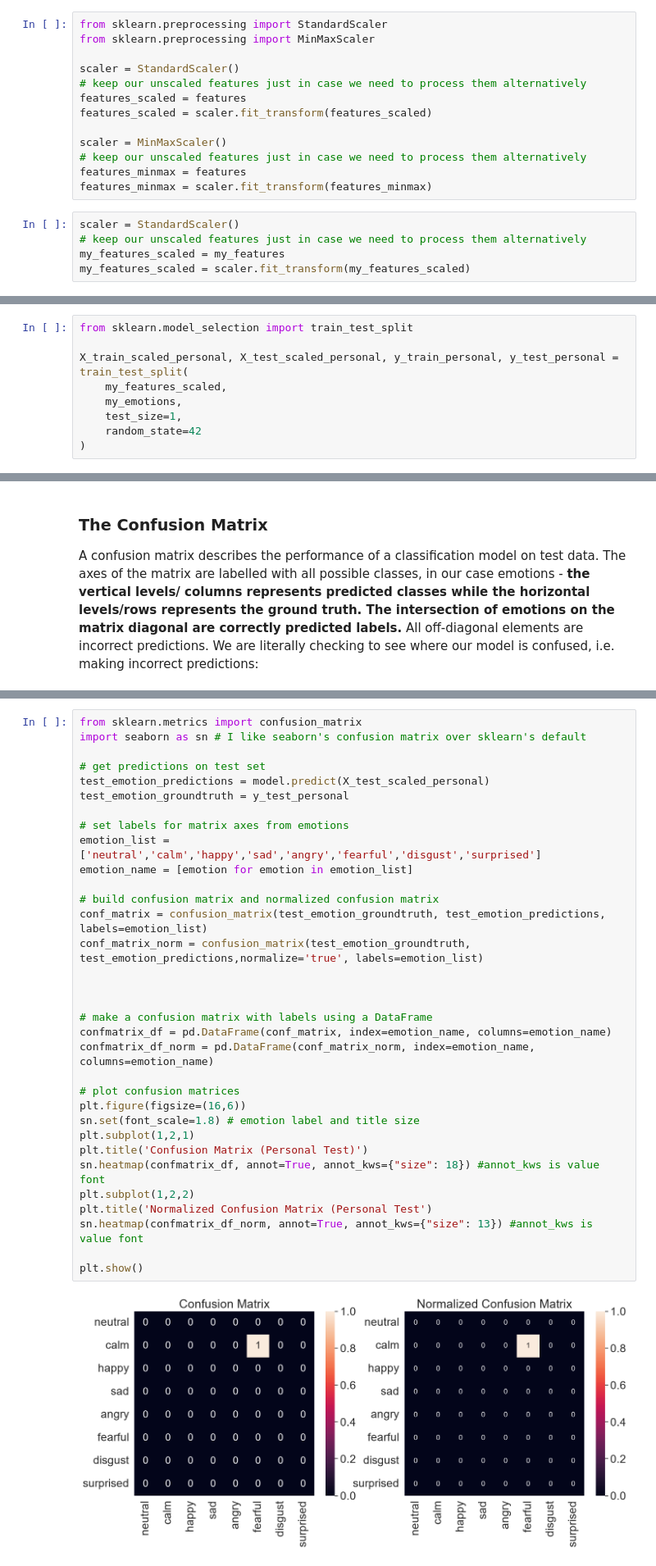
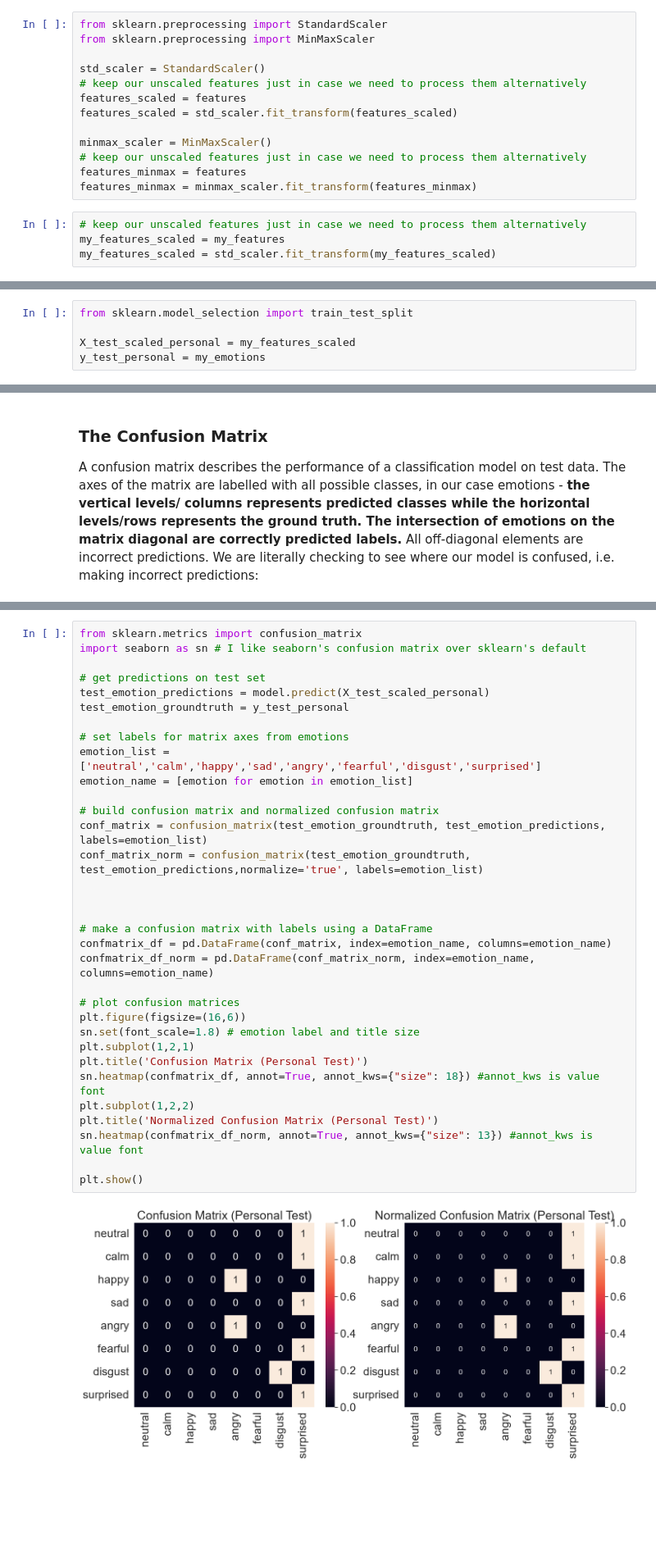
Before and after one commit to kka27/Week4-NeuralNetworks, a Jupyter notebook: Week4__Neural_Networks.ipynb, the cells around one changed output, grey strips where cells are left out. Shown at 82% size. Saved outputs shown, nothing was run; the diff lists cells and outputs as text; blank space fills up the shorter version.

Commit message:
fix scaling and feature extraction bugs for personal samples.

```diff
--- a/Week4__Neural_Networks.ipynb
+++ b/Week4__Neural_Networks.ipynb
@@ -300,20 +302,19 @@ We'll create MinMax scaled features as well so we can give them a try later on t
 from sklearn.preprocessing import StandardScaler
 from sklearn.preprocessing import MinMaxScaler
 
-scaler = StandardScaler()
+std_scaler = StandardScaler()
 # keep our unscaled features just in case we need to process them alternatively
 features_scaled = features
-features_scaled = scaler.fit_transform(features_scaled)
+features_scaled = std_scaler.fit_transform(features_scaled)
 
-scaler = MinMaxScaler()
+minmax_scaler = MinMaxScaler()
 # keep our unscaled features just in case we need to process them alternatively
 features_minmax = features
-features_minmax = scaler.fit_transform(features_minmax)
+features_minmax = minmax_scaler.fit_transform(features_minmax)
 # %%
-scaler = StandardScaler()
 # keep our unscaled features just in case we need to process them alternatively
 my_features_scaled = my_features
-my_features_scaled = scaler.fit_transform(my_features_scaled)
+my_features_scaled = std_scaler.fit_transform(my_features_scaled)
 # %% [markdown]
 Make sure our features are properly scaled:
 # %%
@@ -432,12 +433,8 @@ X_train_minmax, X_validation_minmax, _, _ = train_test_split(
 # %%
 from sklearn.model_selection import train_test_split
 
-X_train_scaled_personal, X_test_scaled_personal, y_train_personal, y_test_personal = train_test_split(
-    my_features_scaled,
-    my_emotions,
-    test_size=1,
-    random_state=42
-)
+X_test_scaled_personal = my_features_scaled
+y_test_personal = my_emotions
 # %% [markdown]
 ### MLP Initialization
 # %% [markdown]
@@ -676,35 +668,35 @@ import seaborn as sn # I like seaborn's confusion matrix over sklearn's default
 
 # get predictions on test set
 test_emotion_predictions = model.predict(X_test_scaled_personal)
 test_emotion_groundtruth = y_test_personal
 
 # set labels for matrix axes from emotions
 emotion_list =['neutral','calm','happy','sad','angry','fearful','disgust','surprised']
 emotion_name = [emotion for emotion in emotion_list]
 
 # build confusion matrix and normalized confusion matrix
 conf_matrix = confusion_matrix(test_emotion_groundtruth, test_emotion_predictions, labels=emotion_list)
 conf_matrix_norm = confusion_matrix(test_emotion_groundtruth, test_emotion_predictions,normalize='true', labels=emotion_list)
 
 
 
 # make a confusion matrix with labels using a DataFrame
 confmatrix_df = pd.DataFrame(conf_matrix, index=emotion_name, columns=emotion_name)
 confmatrix_df_norm = pd.DataFrame(conf_matrix_norm, index=emotion_name, columns=emotion_name)
 
 # plot confusion matrices
 plt.figure(figsize=(16,6))
 sn.set(font_scale=1.8) # emotion label and title size
 plt.subplot(1,2,1)
 plt.title('Confusion Matrix (Personal Test)')
 sn.heatmap(confmatrix_df, annot=True, annot_kws={"size": 18}) #annot_kws is value font
 plt.subplot(1,2,2)
-plt.title('Normalized Confusion Matrix (Personal Test')
+plt.title('Normalized Confusion Matrix (Personal Test)')
 sn.heatmap(confmatrix_df_norm, annot=True, annot_kws={"size": 13}) #annot_kws is value font
 
 plt.show()
 # %% [output]
-[figure, old version]
+[figure, new version]
 # %% [markdown]
 The sum of elements in the left matrix is size of our test set, which is the length of y_test. That should be 0.2*1435 = 287. The matrix on the right shows each element as a percentage of samples in that class. Each row adds up to 100%, i.e. each row represents all samples of a particular emotion.
 
```
Also changed, not shown: parts of 14 cells of this notebook, 1 other file.
